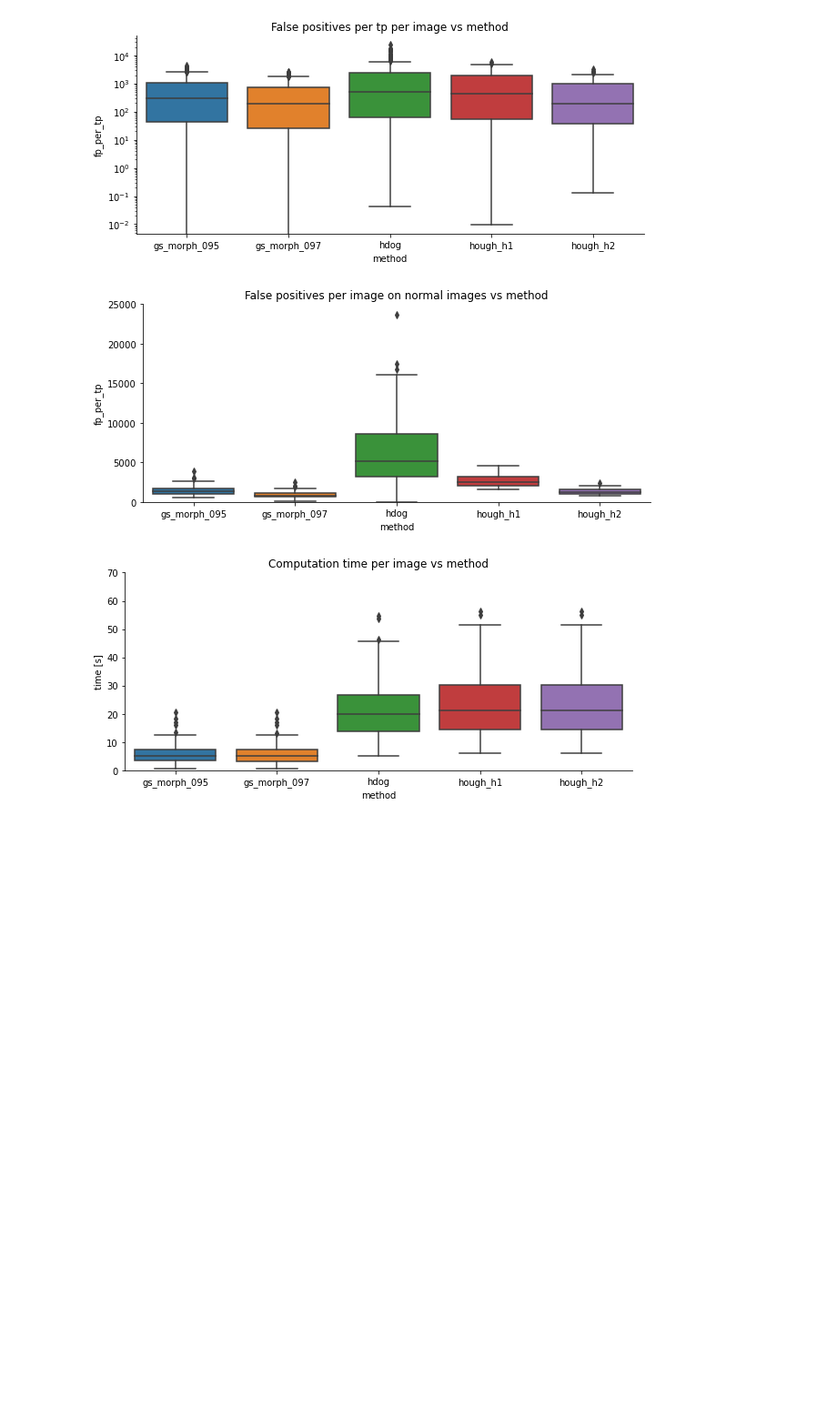
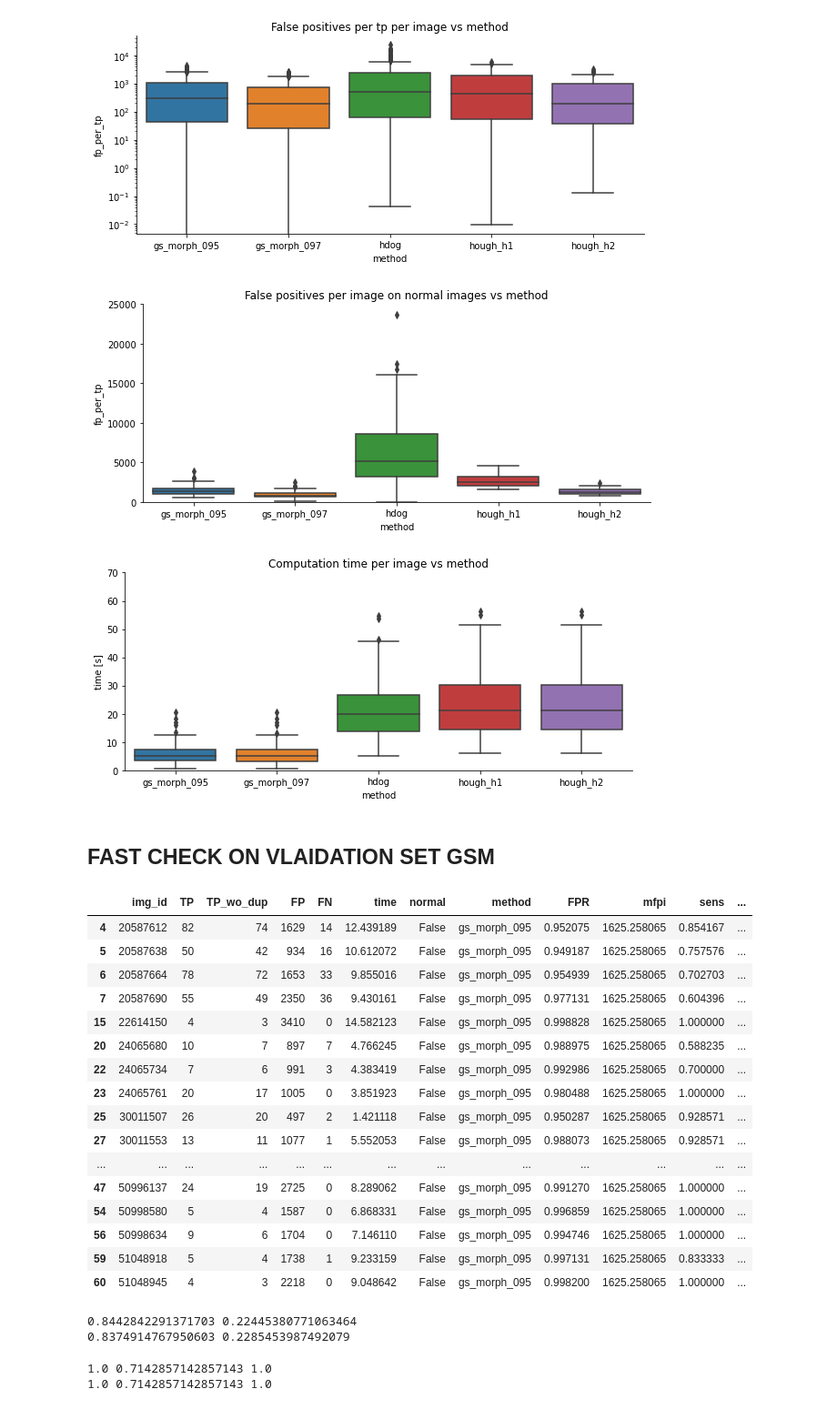
Before and after one commit to joaco18/calc-det, a Jupyter notebook: notebooks/[TEST]mc_candidates_comparison.ipynb, the cells around one changed output. Shown at 91% size. Cells and saved outputs as stored; diff of their text form; code cells hidden in the pictures; blank space fills up the shorter version.

Commit message:
check sensitivities wo_duplicates

```diff
--- a/notebooks/[TEST]mc_candidates_comparison.ipynb
+++ b/notebooks/[TEST]mc_candidates_comparison.ipynb
@@ -60,12 +60,12 @@ def run_experiment_gsm(threshold, min_distance, area, db, results_path, filter_m
             candidate_blobs = md.detect(image, image_id)
         t = time.time() - start
 
-        tp, fp, fn, ignored_candidates = get_tp_fp_fn_center_patch_criteria(
+        tp, fp, fn, _ = get_tp_fp_fn_center_patch_criteria(
             candidate_blobs, lesion_mask, None, 14)
-
+        tp_wo_duplicates = tp.drop_duplicates(subset=['matching_gt'], keep='first')
         img_res = {
-            'img_id': image_id, 'TP': len(tp), 'FP': len(fp), 'FN': len(fn),
-            'time': t, 'normal': image_id in normal_ids}
+            'img_id': image_id, 'TP': len(tp), 'TP_wo_dup': len(tp_wo_duplicates), 'FP': len(fp),
+            'FN': len(fn), 'time': t, 'normal': image_id in normal_ids}
 
         res.append(img_res)
         result_det[image_id] = {
@@ -123,10 +123,10 @@ def run_experiment_hdog(dog_parameters, hessian_parameters, db, results_path, fi
 
         tp, fp, fn, _ = get_tp_fp_fn_center_patch_criteria(
             detections, lesion_mask, None, 14)
-
+        tp_wo_duplicates = tp.drop_duplicates(subset=['matching_gt'], keep='first')
         img_res = {
-            'img_id': image_id, 'TP': len(tp), 'FP': len(fp), 'FN': len(fn),
-            'time': t, 'normal': image_id in normal_ids}
+            'img_id': image_id, 'TP': len(tp), 'TP_wo_dup': len(tp_wo_duplicates), 'FP': len(fp),
+            'FN': len(fn), 'time': t, 'normal': image_id in normal_ids}
 
         res.append(img_res)
         result_det[image_id] = {
@@ -446,3 +464,55 @@ plot_results(results_path)
 [figure]
 [figure]
 [figure]
+# %% [markdown]
+## FAST CHECK ON VLAIDATION SET GSM
+# %%
+db = INBreast_Dataset(
+    return_lesions_mask=True,
+    level='image',
+    max_lesion_diam_mm=None,
+    extract_patches=False,
+    partitions = ['validation'],
+    lesion_types = ['calcification', 'cluster'],
+    cropped_imgs = True,
+    keep_just_images_of_lesion_type = False,
+    use_muscle_mask=True,
+    ignore_diameter_px = 15
+)
+
+threshold = 0.95
+min_distance = 6
+area = 14
+run_experiment_gsm(threshold, min_distance, area, db, results_path, filter_muscle=True)
+
+results.loc[results.TP!= results.TP_wo_dup]
+# %% [output]
+|  | img_id | TP | TP_wo_dup | FP | FN | time | normal | method | FPR | mfpi | sens | ... |
+| 4 | 20587612 | 82 | 74 | 1629 | 14 | 12.439189 | False | gs_morph_095 | 0.952075 | 1625.258065 | 0.854167 | ... |
+| 5 | 20587638 | 50 | 42 | 934 | 16 | 10.612072 | False | gs_morph_095 | 0.949187 | 1625.258065 | 0.757576 | ... |
+| 6 | 20587664 | 78 | 72 | 1653 | 33 | 9.855016 | False | gs_morph_095 | 0.954939 | 1625.258065 | 0.702703 | ... |
+| 7 | 20587690 | 55 | 49 | 2350 | 36 | 9.430161 | False | gs_morph_095 | 0.977131 | 1625.258065 | 0.604396 | ... |
+| 15 | 22614150 | 4 | 3 | 3410 | 0 | 14.582123 | False | gs_morph_095 | 0.998828 | 1625.258065 | 1.000000 | ... |
+| 20 | 24065680 | 10 | 7 | 897 | 7 | 4.766245 | False | gs_morph_095 | 0.988975 | 1625.258065 | 0.588235 | ... |
+| 22 | 24065734 | 7 | 6 | 991 | 3 | 4.383419 | False | gs_morph_095 | 0.992986 | 1625.258065 | 0.700000 | ... |
+| 23 | 24065761 | 20 | 17 | 1005 | 0 | 3.851923 | False | gs_morph_095 | 0.980488 | 1625.258065 | 1.000000 | ... |
+| 25 | 30011507 | 26 | 20 | 497 | 2 | 1.421118 | False | gs_morph_095 | 0.950287 | 1625.258065 | 0.928571 | ... |
+| 27 | 30011553 | 13 | 11 | 1077 | 1 | 5.552053 | False | gs_morph_095 | 0.988073 | 1625.258065 | 0.928571 | ... |
+| ... | ... | ... | ... | ... | ... | ... | ... | ... | ... | ... | ... | ... |
+| 47 | 50996137 | 24 | 19 | 2725 | 0 | 8.289062 | False | gs_morph_095 | 0.991270 | 1625.258065 | 1.000000 | ... |
+| 54 | 50998580 | 5 | 4 | 1587 | 0 | 6.868331 | False | gs_morph_095 | 0.996859 | 1625.258065 | 1.000000 | ... |
+| 56 | 50998634 | 9 | 6 | 1704 | 0 | 7.146110 | False | gs_morph_095 | 0.994746 | 1625.258065 | 1.000000 | ... |
+| 59 | 51048918 | 5 | 4 | 1738 | 1 | 9.233159 | False | gs_morph_095 | 0.997131 | 1625.258065 | 0.833333 | ... |
+| 60 | 51048945 | 4 | 3 | 2218 | 0 | 9.048642 | False | gs_morph_095 | 0.998200 | 1625.258065 | 1.000000 | ... |
+# %%
+print(results.sens.mean(), results.sens.std())
+print(results.sens_wod.mean(), results.sens_wod.std())
+# %% [output]
+0.8442842291371703 0.22445380771063464
+0.8374914767950603 0.2285453987492079
+# %%
+print(results.sens.median(), results.sens.quantile(0.25), results.sens.quantile(0.75))
+print(results.sens_wod.median(), results.sens_wod.quantile(0.25), results.sens_wod.quantile(0.75))
+# %% [output]
+1.0 0.7142857142857143 1.0
+1.0 0.7142857142857143 1.0
```
Also changed, not shown: parts of 5 cells of this notebook.
